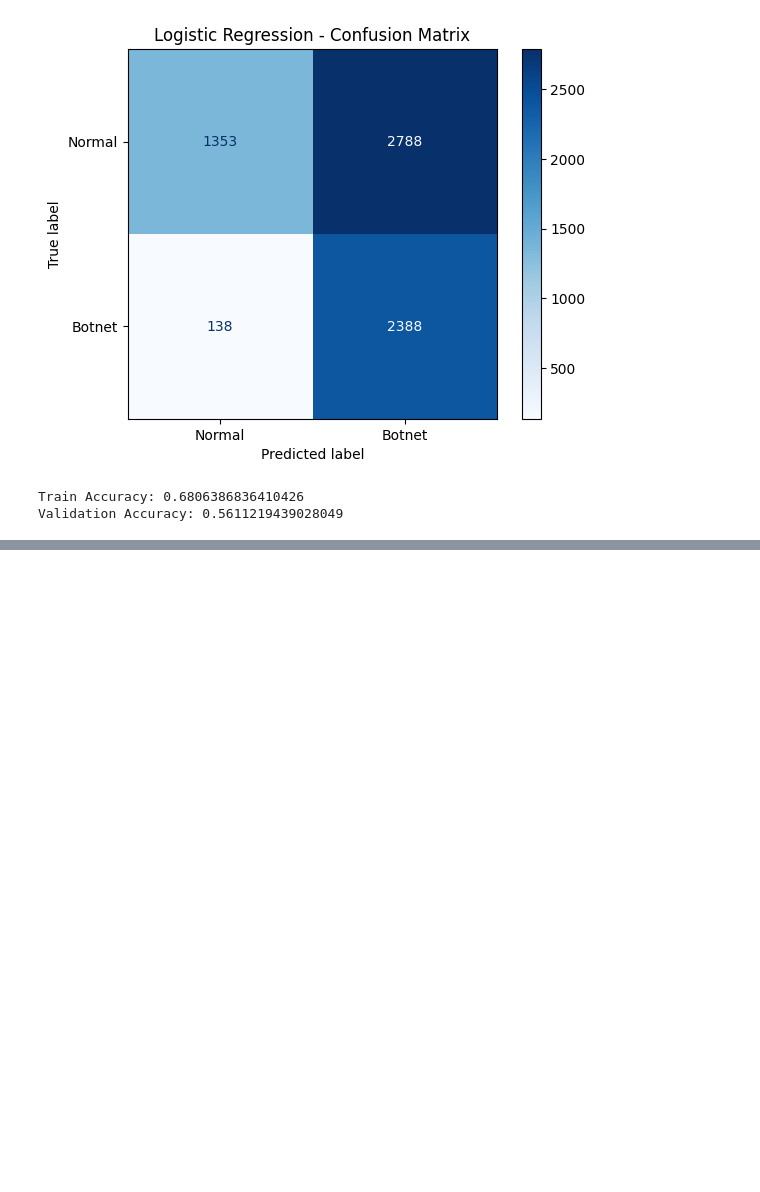
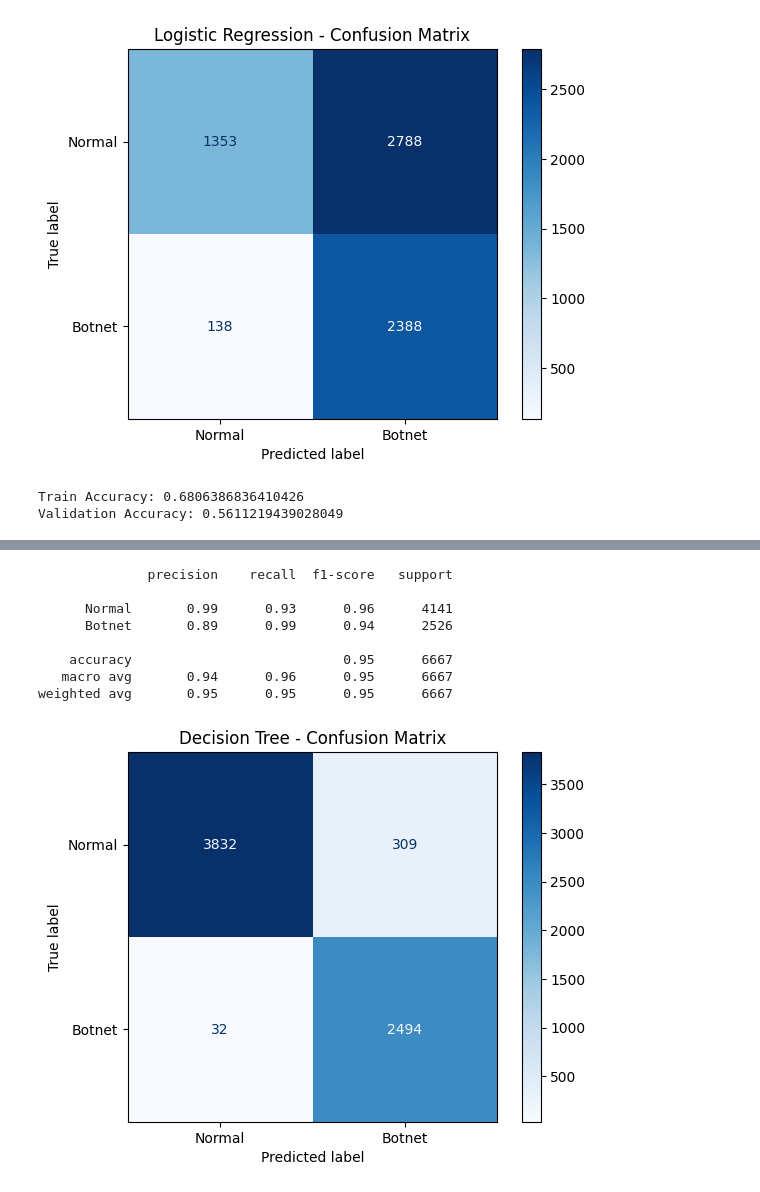
Before and after one commit to Ch3ddarr/dsb_capstone, a Jupyter notebook: capstone2/02_Modelling.ipynb, the cells around one changed output, grey strips where cells are left out. Cells and saved outputs as stored; diff of their text form; code cells hidden in the pictures; blank space fills up the shorter version.

```diff
--- a/capstone2/02_Modelling.ipynb
+++ b/capstone2/02_Modelling.ipynb
@@ -381,0 +384,13 @@ Validation Accuracy: 0.5611219439028049
+# %%
+from sklearn.tree import DecisionTreeClassifier
+
+dt_pipeline = Pipeline(
+    steps=[
+        ('preprocessing', preprocessor),
+        ('classifier', DecisionTreeClassifier(
+            random_state=42
+        ))
+    ]
+)
+# %%
+dt_pipeline.fit(X_train, y_train)
@@ -381,0 +415,2 @@ Validation Accuracy: 0.5611219439028049
+# %%
+y_pred_dt = dt_pipeline.predict(X_val)
@@ -381,0 +433,26 @@ Validation Accuracy: 0.5611219439028049
+# %%
+print(classification_report(
+    y_val,
+    y_pred_dt,
+    target_names=['Normal', 'Botnet']
+))
+
+ConfusionMatrixDisplay.from_predictions(
+    y_val,
+    y_pred_dt,
+    display_labels=['Normal','Botnet'],
+    cmap='Blues'
+)
+
+plt.title("Decision Tree - Confusion Matrix")
+plt.show()
+# %% [output]
+              precision    recall  f1-score   support
+
+      Normal       0.99      0.93      0.96      4141
+      Botnet       0.89      0.99      0.94      2526
+
+    accuracy                           0.95      6667
+   macro avg       0.94      0.96      0.95      6667
+weighted avg       0.95      0.95      0.95      6667
+[figure, added]
```
Also changed, not shown: parts of 3 cells of this notebook.
